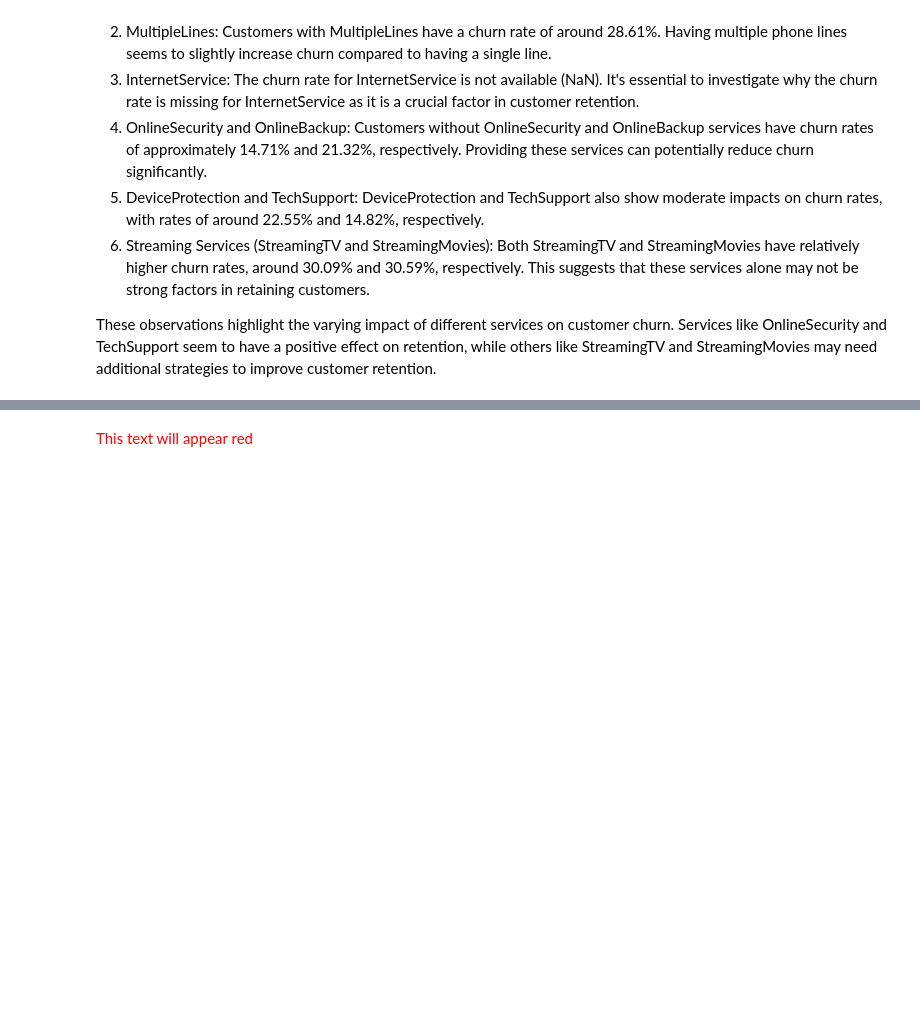
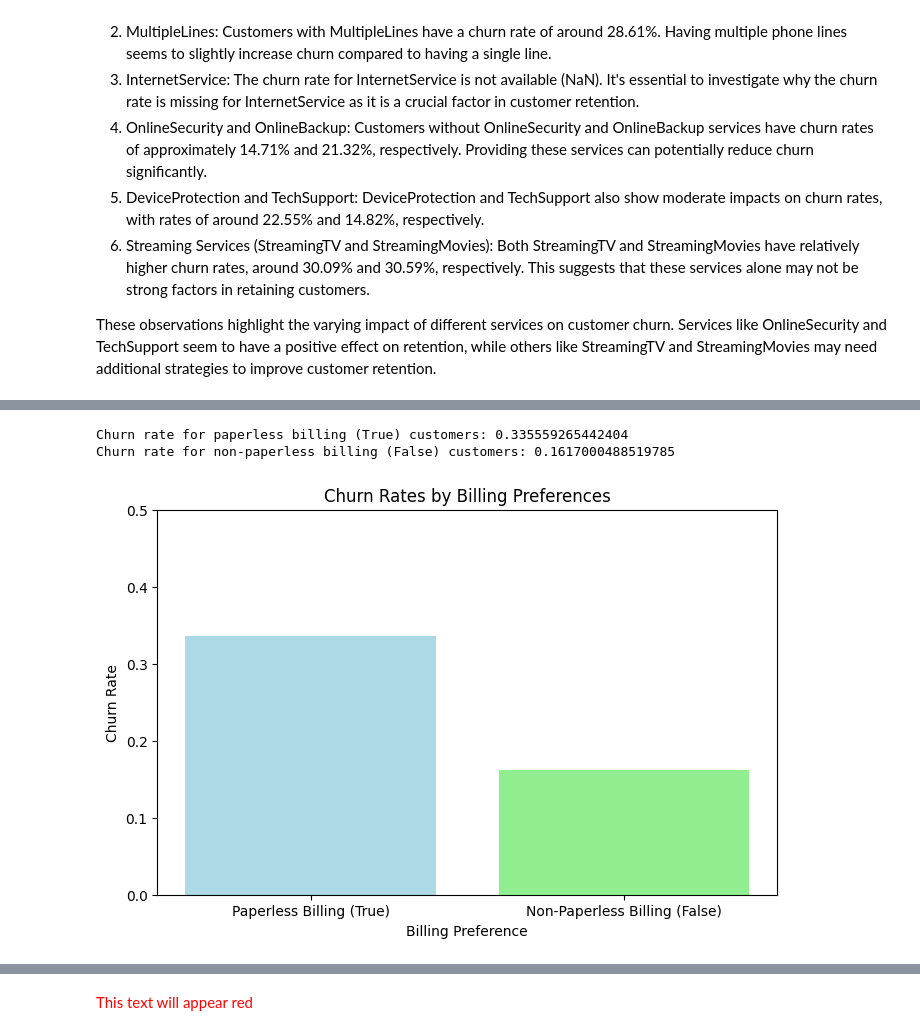
Before and after one commit to wamathaiwandeto/Customer-Churn-Prediction, a Jupyter notebook: churn.ipynb, the cells around one changed output, grey strips where cells are left out. Drawn from its saved outputs; the diff is of its cells as text; code cells hidden in the pictures; blank space fills up the shorter version.

```diff
--- a/churn.ipynb
+++ b/churn.ipynb
@@ -756,0 +815,19 @@ These observations highlight the varying impact of different services on custome
+# %%
+paperless_churn_rate = train_df[train_df['PaperlessBilling'] == True]['Churn'].mean()
+non_paperless_churn_rate = train_df[train_df['PaperlessBilling'] == False]['Churn'].mean()
+
+# Print churn rates
+print("Churn rate for paperless billing (True) customers:", paperless_churn_rate)
+print("Churn rate for non-paperless billing (False) customers:", non_paperless_churn_rate)
+# Plotting churn rates for paperless billing and non-paperless billing customers
+plt.figure(figsize=(8, 5))
+plt.bar(['Paperless Billing (True)', 'Non-Paperless Billing (False)'], [paperless_churn_rate, non_paperless_churn_rate], color=['lightblue', 'lightgreen'])
+plt.title('Churn Rates by Billing Preferences')
+plt.xlabel('Billing Preference')
+plt.ylabel('Churn Rate')
+plt.ylim(0, 0.5)  # Set y-axis limit for better visualization
+plt.show()
+# %% [output]
+Churn rate for paperless billing (True) customers: 0.335559265442404
+Churn rate for non-paperless billing (False) customers: 0.1617000488519785
+[figure, added]
```
Also changed, not shown: parts of 11 cells of this notebook.
